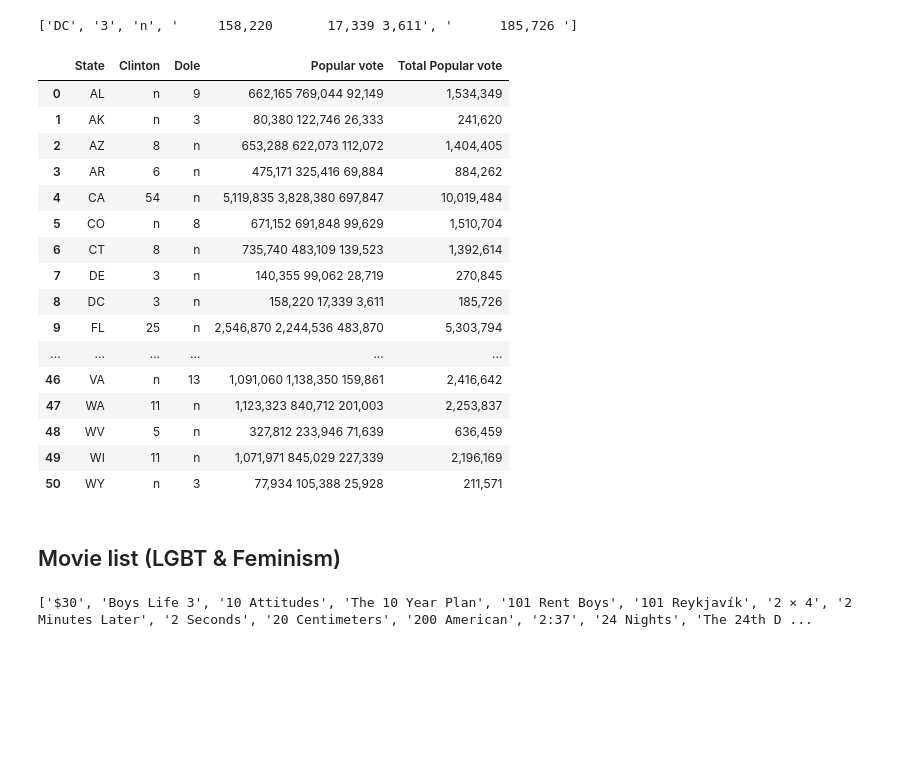
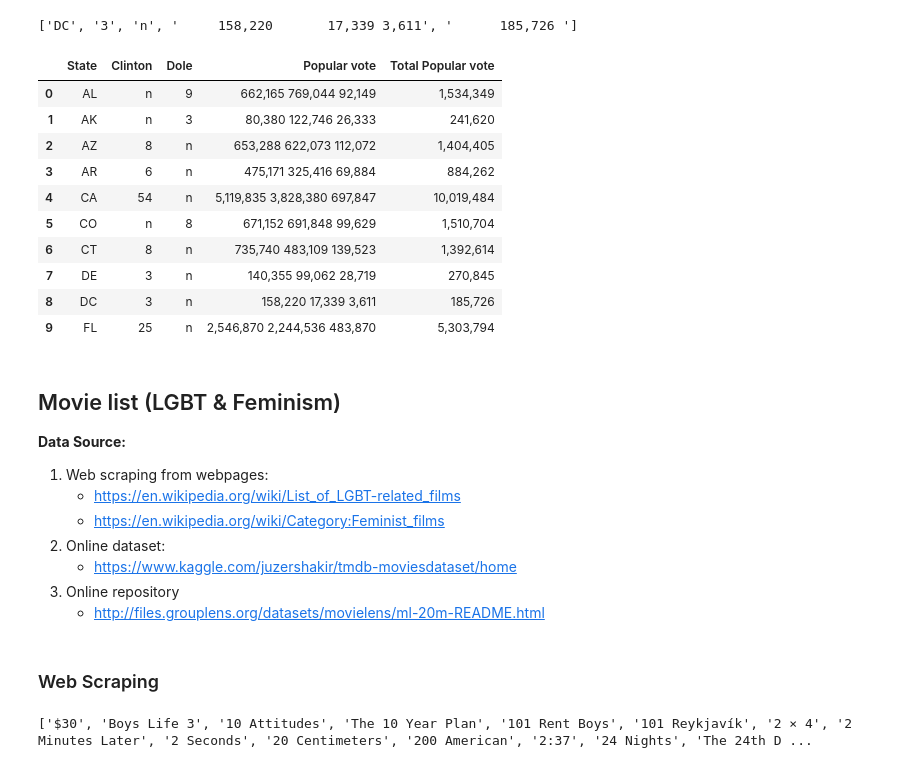
Before and after one commit to sayaaoi/Open.Data.Mashups.Project, a Jupyter notebook: Reproducible notebook.ipynb, the cells around one changed output. Saved outputs shown, nothing was run; the diff lists cells and outputs as text; code cells hidden in the pictures; blank space fills up the shorter version.

```diff
--- a/Reproducible notebook.ipynb
+++ b/Reproducible notebook.ipynb
@@ -107,27 +108,31 @@ df96 = pd.DataFrame(content)
 # %%
 df96.columns = ['State', 'Clinton','Dole','Popular vote','Total Popular vote']
 # %%
-df96
+df96.head(10)
 # %% [output]
 |  | State | Clinton | Dole | Popular vote | Total Popular vote |
 | 0 | AL | n | 9 | 662,165 769,044 92,149 | 1,534,349 |
 | 1 | AK | n | 3 | 80,380 122,746 26,333 | 241,620 |
 | 2 | AZ | 8 | n | 653,288 622,073 112,072 | 1,404,405 |
 | 3 | AR | 6 | n | 475,171 325,416 69,884 | 884,262 |
 | 4 | CA | 54 | n | 5,119,835 3,828,380 697,847 | 10,019,484 |
 | 5 | CO | n | 8 | 671,152 691,848 99,629 | 1,510,704 |
 | 6 | CT | 8 | n | 735,740 483,109 139,523 | 1,392,614 |
 | 7 | DE | 3 | n | 140,355 99,062 28,719 | 270,845 |
 | 8 | DC | 3 | n | 158,220 17,339 3,611 | 185,726 |
 | 9 | FL | 25 | n | 2,546,870 2,244,536 483,870 | 5,303,794 |
-| ... | ... | ... | ... | ... | ... |
-| 46 | VA | n | 13 | 1,091,060 1,138,350 159,861 | 2,416,642 |
-| 47 | WA | 11 | n | 1,123,323 840,712 201,003 | 2,253,837 |
-| 48 | WV | 5 | n | 327,812 233,946 71,639 | 636,459 |
-| 49 | WI | 11 | n | 1,071,971 845,029 227,339 | 2,196,169 |
-| 50 | WY | n | 3 | 77,934 105,388 25,928 | 211,571 |
-# %% [markdown]
-## Movie list (LGBT & Feminism)
+# %% [markdown]
+## Movie list (LGBT & Feminism)
+**Data Source:**<br>
+1. Web scraping from webpages:
+    * https://en.wikipedia.org/wiki/List_of_LGBT-related_films
+    * https://en.wikipedia.org/wiki/Category:Feminist_films
+2. Online dataset:
+    * https://www.kaggle.com/juzershakir/tmdb-moviesdataset/home
+3. Online repository
+    * http://files.grouplens.org/datasets/movielens/ml-20m-README.html
+# %% [markdown]
+### Web Scraping
 # %%
 # LGBT related movie
 origin_page = req.get("https://en.wikipedia.org/wiki/List_of_LGBT-related_films")
```
Also changed, not shown: parts of 27 cells of this notebook.
